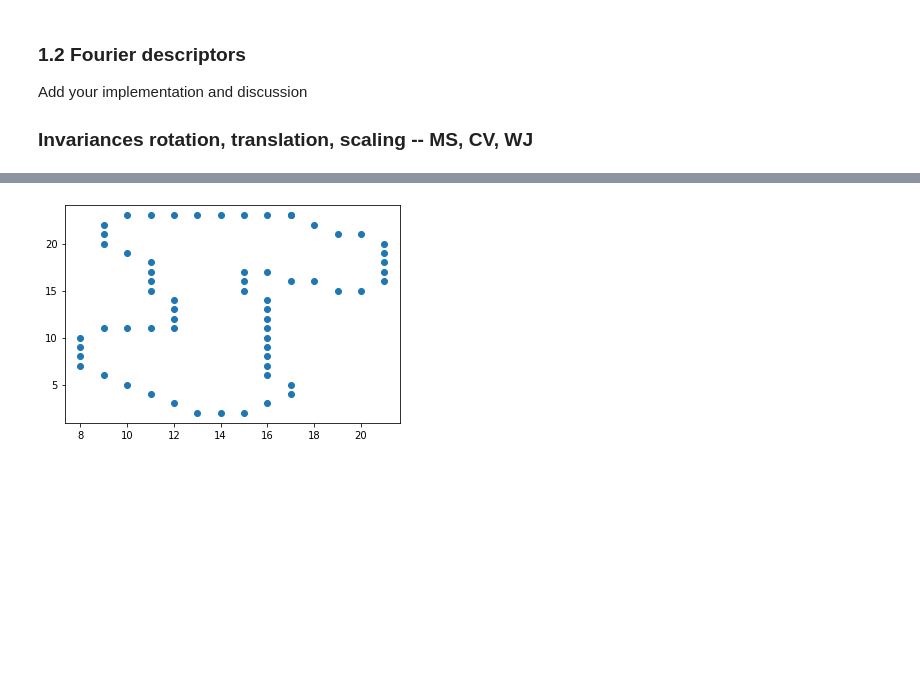
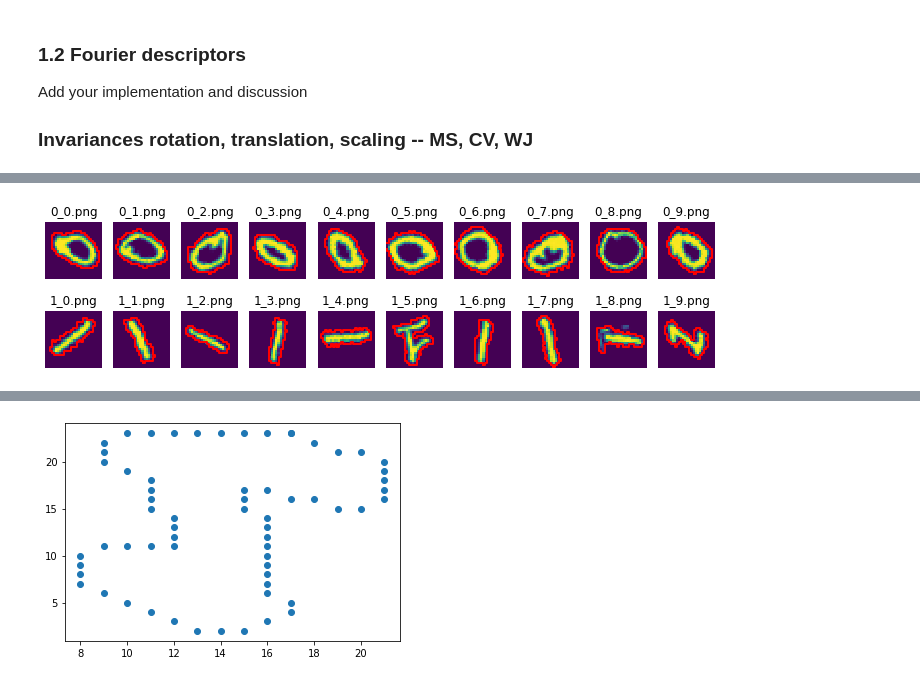
Before and after one commit to Jiang15/Image_analysis_and_pattern-recognition, a Jupyter notebook: Lab 2/lab_02_object_description.ipynb, the cells around one changed output, grey strips where cells are left out. Drawn from its saved outputs; the diff is of its cells as text; code cells hidden in the pictures; blank space fills up the shorter version.

Commit message:
affine transform

```diff
--- a/Lab 2/lab_02_object_description.ipynb
+++ b/Lab 2/lab_02_object_description.ipynb
@@ -195 +173,25 @@ for axs, imgs, nm in zip(axes, ones_im_augmented, ones_names):
+# %%
+# Apply affine transformations with boolean flags
+rotation = True
+scaling = False
+translation = False
+
+im_af0 = []
+im_af1 = []
+
+for img0, img1, nm0, nm1 in zip(zeros_im, ones_im, zeros_names, ones_names):
+    img0 = affineTransform (img0, rotation, scaling, translation)
+    img1 = affineTransform (img1, rotation, scaling, translation)
+    im_af0.append(img0)
+    im_af1.append(img1)
+
+# Contour detection
+contourf_af0 = contour_fourier(im_af0)
+contourf_af1 = contour_fourier(im_af1)
+
+# Plots
+fig, axes = plt.subplots(2, len(zeros_im), figsize=(12, 3))
+plotImagContour(axes, contourf_af0, contourf_af1, im_af0, im_af1, zeros_names, ones_names)
+# %% [output]
+[figure, added]
 # %%
```
Also changed, not shown: parts of 9 cells of this notebook.
